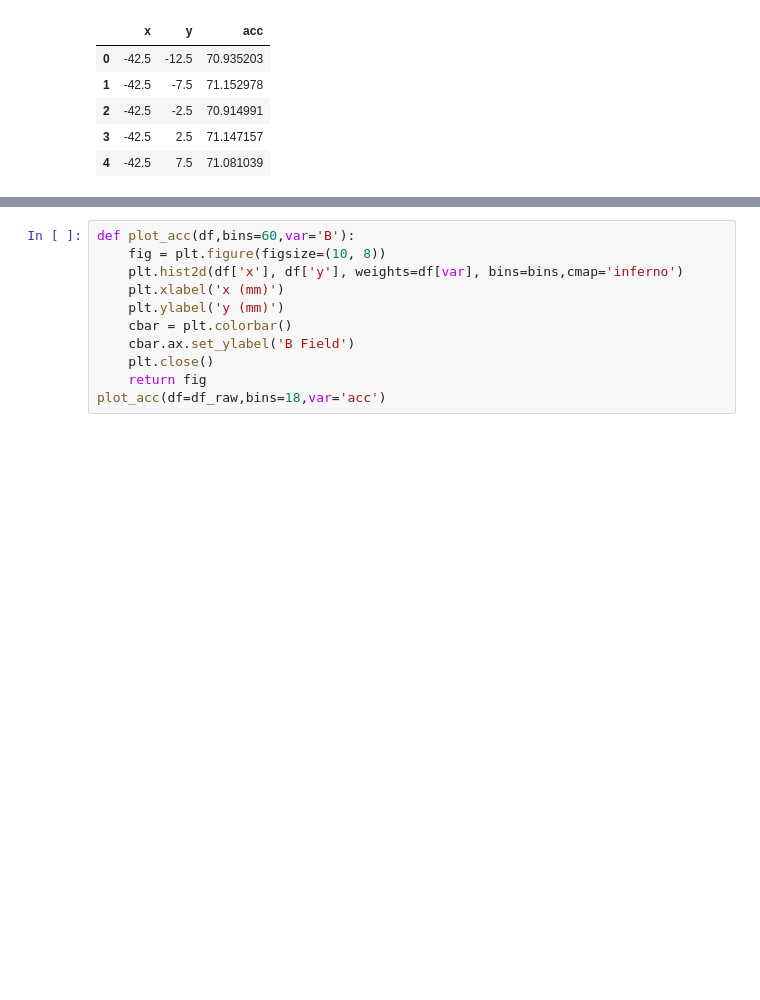
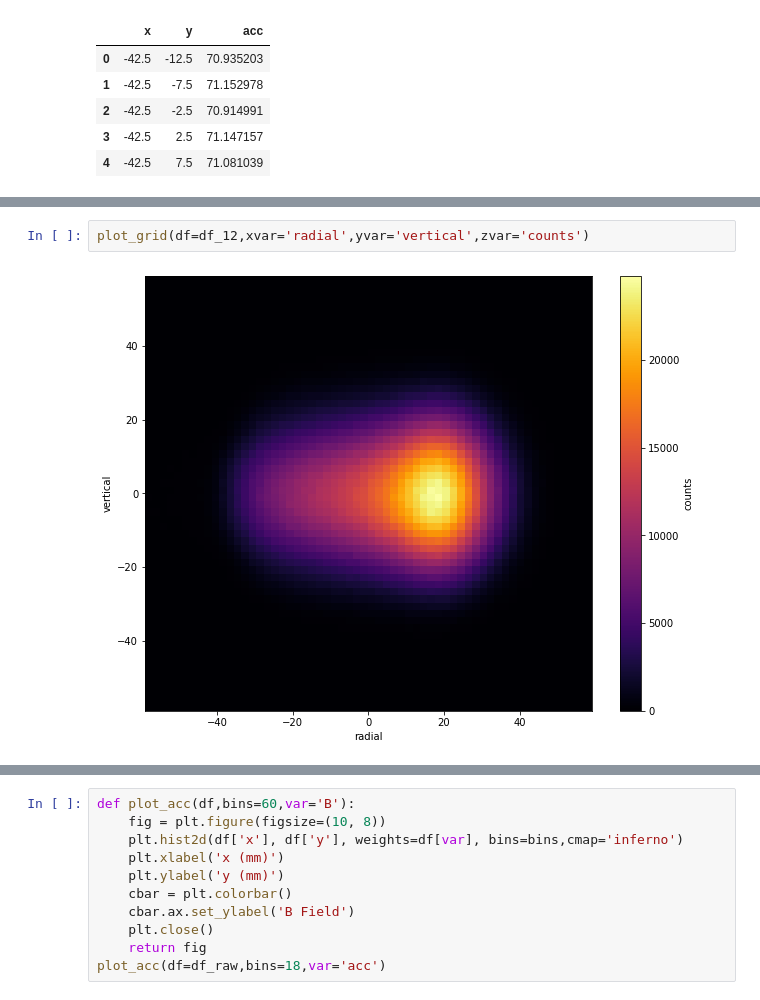
Before and after one commit to jasonbono/muon-field-averaging, a Jupyter notebook: acceptance_functions/apply_acceptance_function_demo.ipynb, the cells around one changed output, grey strips where cells are left out. Cells and saved outputs as stored; diff of their text form; blank space fills up the shorter version.

```diff
--- a/acceptance_functions/apply_acceptance_function_demo.ipynb
+++ b/acceptance_functions/apply_acceptance_function_demo.ipynb
@@ -94,0 +108,4 @@ df_raw.head()
+# %%
+plot_grid(df=df_12,xvar='radial',yvar='vertical',zvar='counts')
+# %% [output]
+[figure, added]
```
Also changed, not shown: parts of 16 cells of this notebook, 1 other file.
